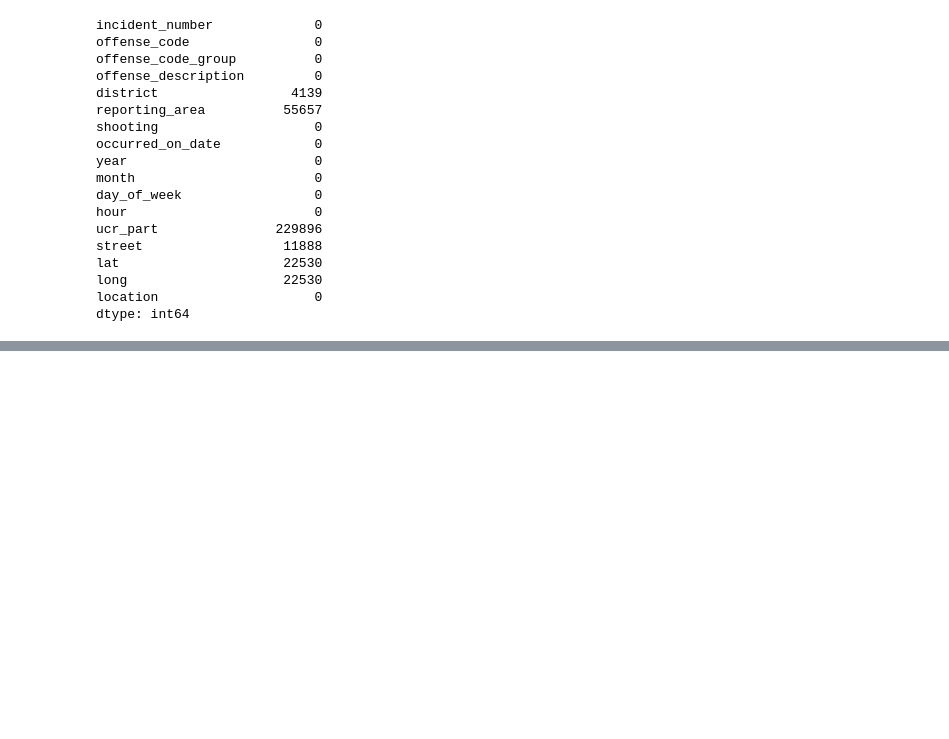
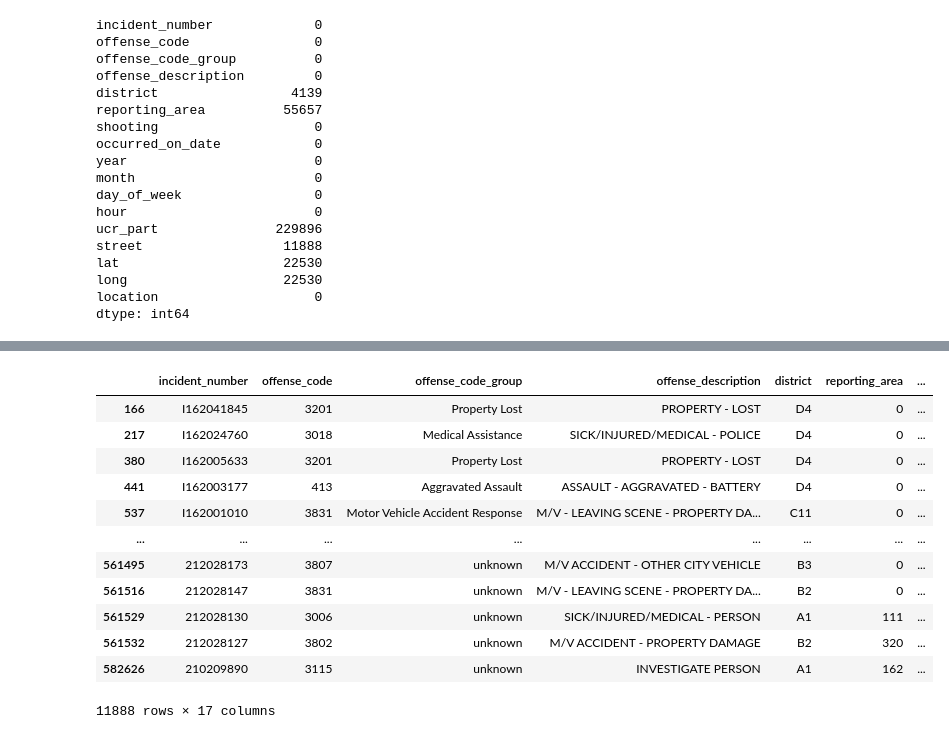
Before and after one commit to cristinalucin/boston-crime-data-project, a Jupyter notebook: Project Notebook.ipynb, the cells around one changed output, grey strips where cells are left out. Saved outputs shown, nothing was run; the diff lists cells and outputs as text; code cells hidden in the pictures; blank space fills up the shorter version.

```diff
--- a/Project Notebook.ipynb
+++ b/Project Notebook.ipynb
@@ -278,0 +495,18 @@ dtype: int64
+# %%
+df[df.street.isnull()]
+#Some streets that are null have gps data, I wonder if I could use that. Others have all location data missing--I
+#think we should drop those that have nulls in all location fields
+# %% [output]
+|  | incident_number | offense_code | offense_code_group | offense_description | district | reporting_area | ... |
+| 166 | I162041845 | 3201 | Property Lost | PROPERTY - LOST | D4 | 0 | ... |
+| 217 | I162024760 | 3018 | Medical Assistance | SICK/INJURED/MEDICAL - POLICE | D4 | 0 | ... |
+| 380 | I162005633 | 3201 | Property Lost | PROPERTY - LOST | D4 | 0 | ... |
+| 441 | I162003177 | 413 | Aggravated Assault | ASSAULT - AGGRAVATED - BATTERY | D4 | 0 | ... |
+| 537 | I162001010 | 3831 | Motor Vehicle Accident Response | M/V - LEAVING SCENE - PROPERTY DA... | C11 | 0 | ... |
+| ... | ... | ... | ... | ... | ... | ... | ... |
+| 561495 | 212028173 | 3807 | unknown | M/V ACCIDENT - OTHER CITY VEHICLE | B3 | 0 | ... |
+| 561516 | 212028147 | 3831 | unknown | M/V - LEAVING SCENE - PROPERTY DA... | B2 | 0 | ... |
+| 561529 | 212028130 | 3006 | unknown | SICK/INJURED/MEDICAL - PERSON | A1 | 111 | ... |
+| 561532 | 212028127 | 3802 | unknown | M/V ACCIDENT - PROPERTY DAMAGE | B2 | 320 | ... |
+| 582626 | 210209890 | 3115 | unknown | INVESTIGATE PERSON | A1 | 162 | ... |
+11888 rows × 17 columns
```
Also changed, not shown: parts of 24 cells of this notebook.
